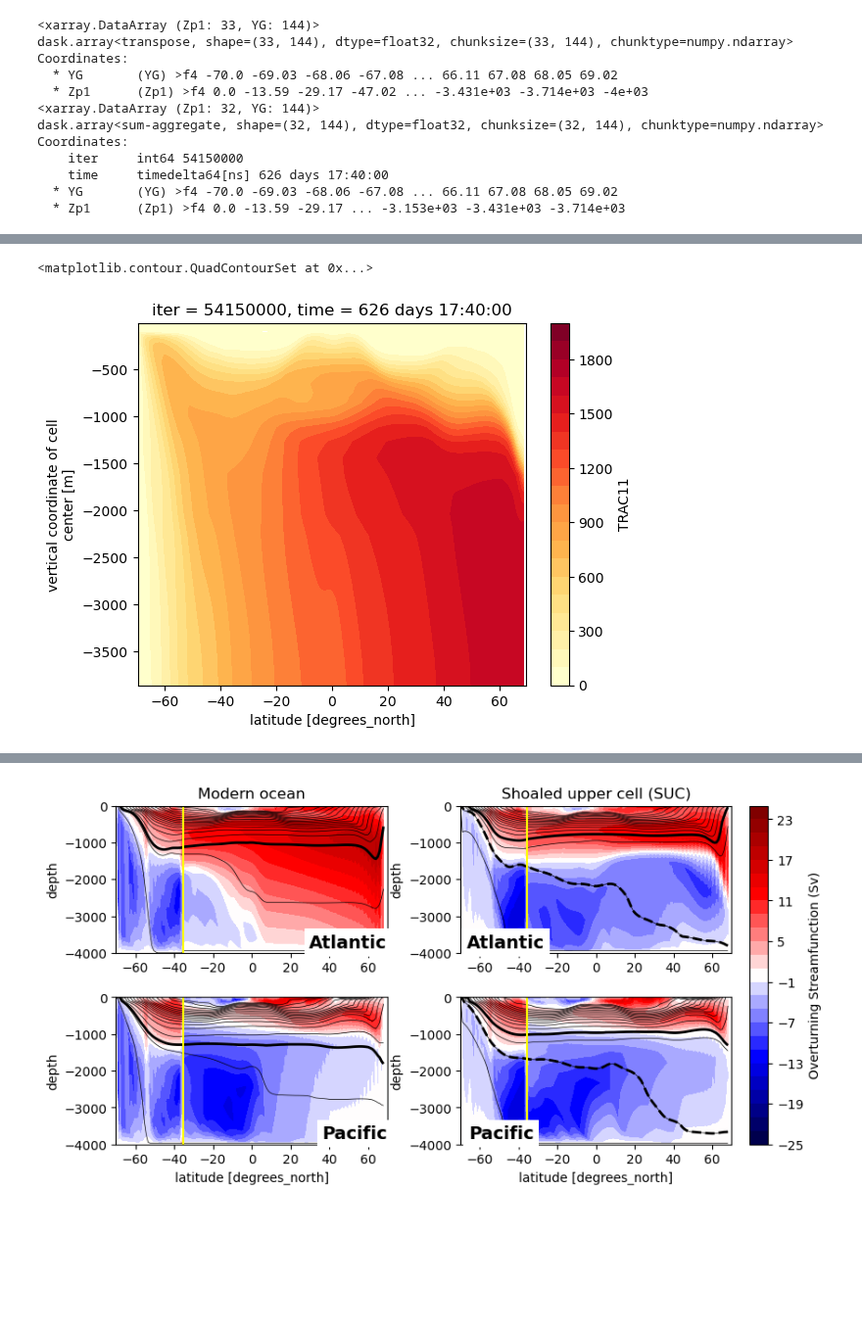
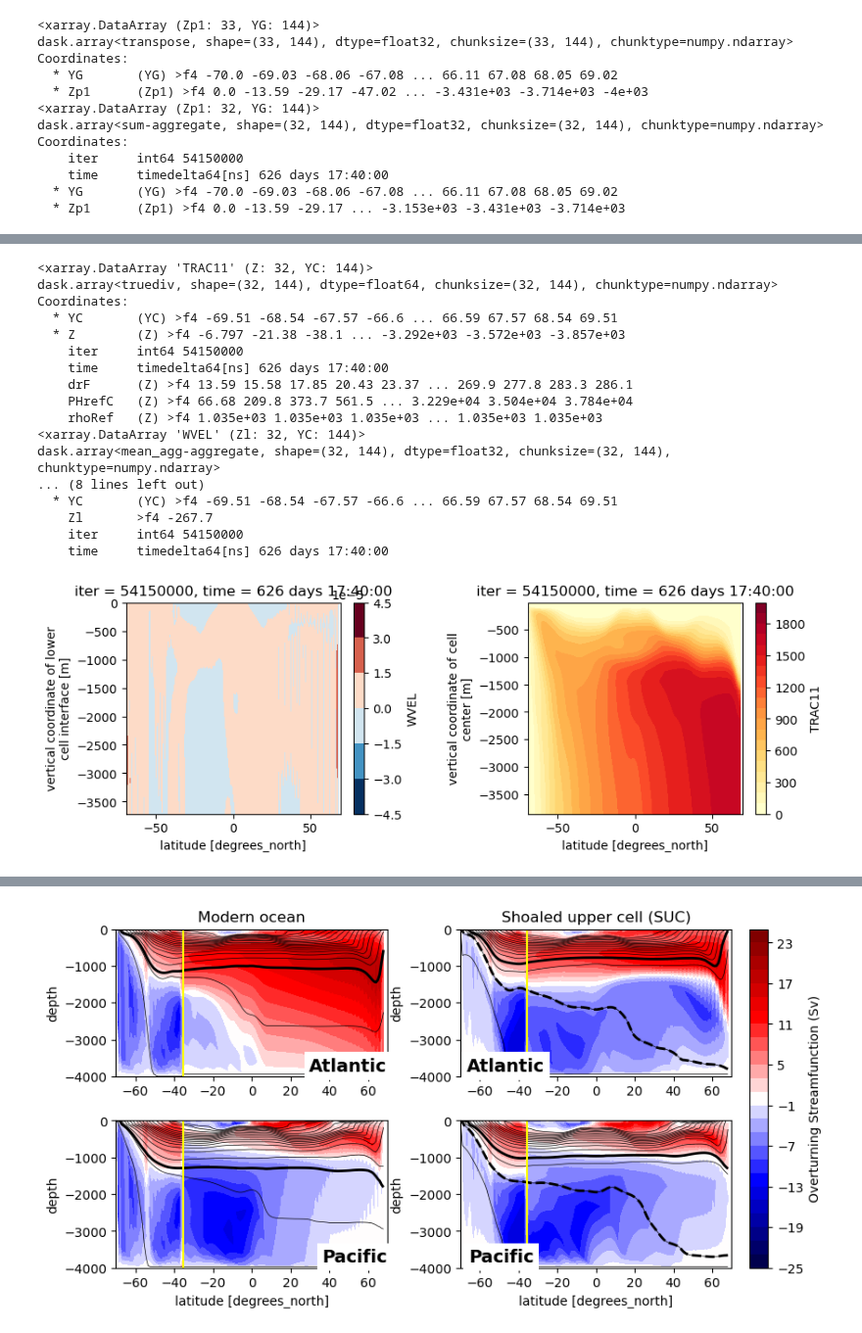
Before and after one commit to anthony-meza/test_age_framework, a Jupyter notebook: age_framework.ipynb, the cells around one changed output, grey strips where cells are left out. Shown at 98% size. Cells and saved outputs as stored; diff of their text form; code cells hidden in the pictures; blank space fills up the shorter version.

```diff
--- a/LGM.ipynb
+++ b/age_framework.ipynb
@@ -245,9 +311,36 @@ wVel.plot()
 # %%
-
 #wVel.plot.contourf(levels=np.arange(-0.5e-5,0.5e-5,0.01e-5))
 age=ds500.TRAC11[0,:,:,:].where(ds50.maskC).mean('XC')/(31104000)
 age_pac=ds500.TRAC11[0,:,:,0:139].where(ds50.maskC).mean('XC')/(31104000)
+
+print(age_pac)
+wVelmeanpac=ds50.WVEL[0,:,:,0:139].where(ds50.WVEL[0,:,:,:]!=0).mean('XC')
+print(wVelmeanpac)
+#wVelmean.plot.contourf()
+#print(ds50.maskW)
+print(wVelmeanpac[10,:])
+fig = plt.figure(figsize=(10,7))
+plt.subplot(2, 2, 1)
+wVelmean.plot.contourf()
+plt.subplot(2, 2, 2)
 age_pac.plot.contourf(levels=np.arange(0,2005,100),cmap=plt.cm.YlOrRd,extend='neither')
+fig.subplots_adjust(wspace=0.5)
 # %% [output]
-<matplotlib.contour.QuadContourSet at 0x...>
+<xarray.DataArray 'TRAC11' (Z: 32, YC: 144)>
+dask.array<truediv, shape=(32, 144), dtype=float64, chunksize=(32, 144), chunktype=numpy.ndarray>
+Coordinates:
+  * YC       (YC) >f4 -69.51 -68.54 -67.57 -66.6 ... 66.59 67.57 68.54 69.51
+  * Z        (Z) >f4 -6.797 -21.38 -38.1 ... -3.292e+03 -3.572e+03 -3.857e+03
+    iter     int64 54150000
+    time     timedelta64[ns] 626 days 17:40:00
+    drF      (Z) >f4 13.59 15.58 17.85 20.43 23.37 ... 269.9 277.8 283.3 286.1
+    PHrefC   (Z) >f4 66.68 209.8 373.7 561.5 ... 3.229e+04 3.504e+04 3.784e+04
+    rhoRef   (Z) >f4 1.035e+03 1.035e+03 1.035e+03 ... 1.035e+03 1.035e+03
+<xarray.DataArray 'WVEL' (Zl: 32, YC: 144)>
+dask.array<mean_agg-aggregate, shape=(32, 144), dtype=float32, chunksize=(32, 144), chunktype=numpy.ndarray>
+... (8 lines left out)
+  * YC       (YC) >f4 -69.51 -68.54 -67.57 -66.6 ... 66.59 67.57 68.54 69.51
+    Zl       >f4 -267.7
+    iter     int64 54150000
+    time     timedelta64[ns] 626 days 17:40:00
-[figure, old version]
+[figure, new version]
```
Also changed, not shown: parts of 10 cells of this notebook.
